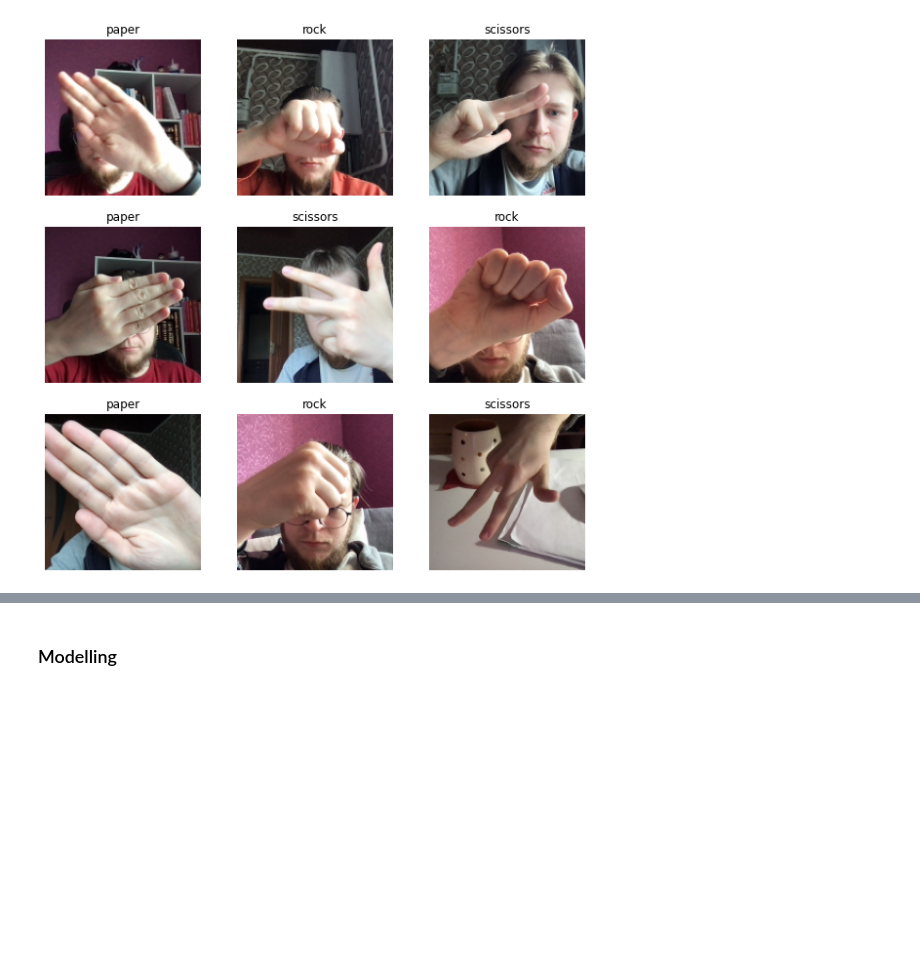
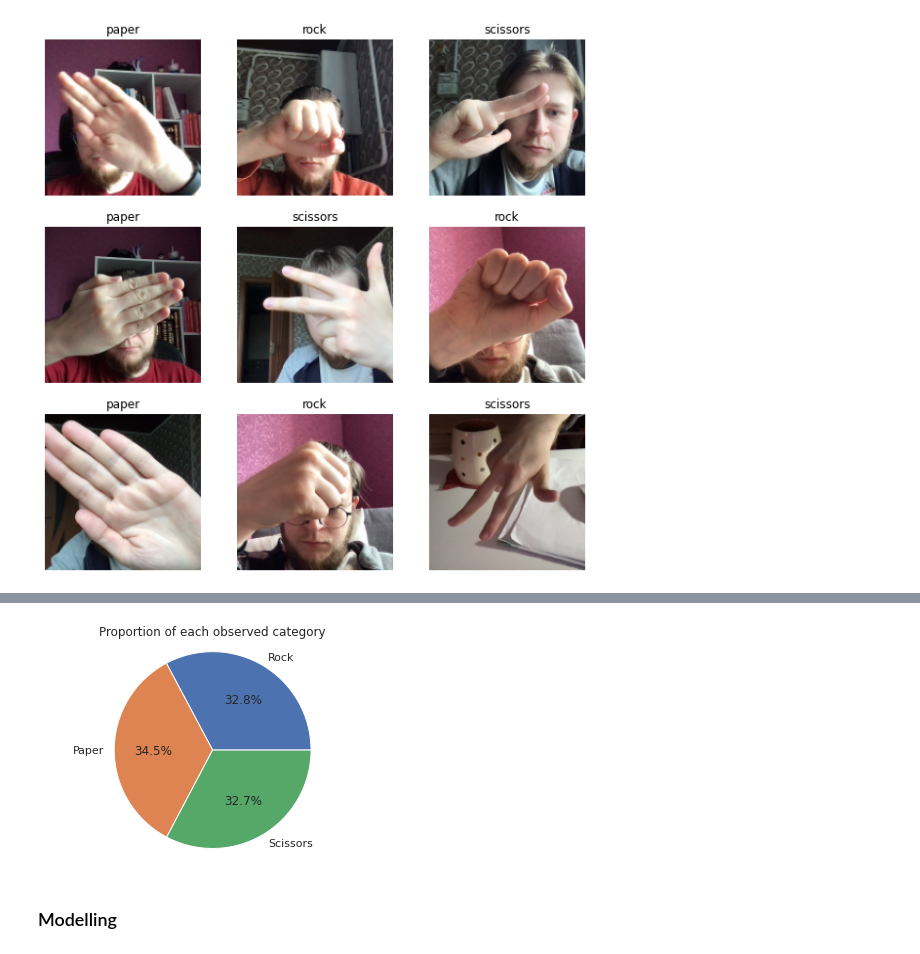
Before and after one commit to mpingus/rockpaperscissorsML, a Jupyter notebook: train.ipynb, the cells around one changed output, grey strips where cells are left out. Saved outputs shown, nothing was run; the diff lists cells and outputs as text; code cells hidden in the pictures; blank space fills up the shorter version.

```diff
--- a/train.ipynb
+++ b/train.ipynb
@@ -83,3 +118,27 @@ for images, labels in train_DS.take(1):
+# %%
+def plotPieClassDistribution():
+
+
+    path = "rock-paper-scissors-dataset"
+    class_path = {
+        'Rock'     : len(os.listdir(os.path.join(path, "train/rock"))) + len(os.listdir(os.path.join(path, "val/rock"))),
+        'Paper'    : len(os.listdir(os.path.join(path, "train/paper"))) + len(os.listdir(os.path.join(path, "val/paper"))),
+        'Scissors' : len(os.listdir(os.path.join(path, "train/scissors"))) + len(os.listdir(os.path.join(path, "val/scissors"))),
+    }
+
+    keys = list(class_path.keys())
+    values = list(class_path.values())
+    plt.pie(values,
+            explode=(0, 0, 0) ,
+            labels=keys,
+            autopct='%1.1f%%')
+    plt.axis('equal')
+    plt.title('Proportion of each observed category')
+    plt.show()
+# %%
+plotPieClassDistribution()
+# %% [output]
+[figure, added]
 # %% [markdown]
 ### Modelling
 # %% [markdown]
```
Also changed, not shown: parts of 9 cells of this notebook.
